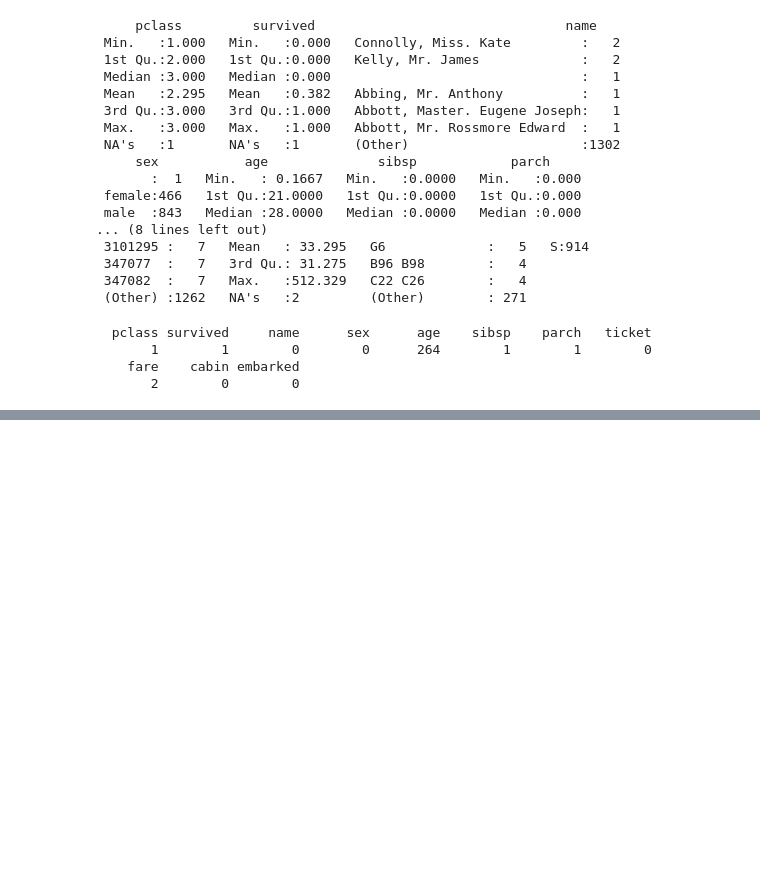
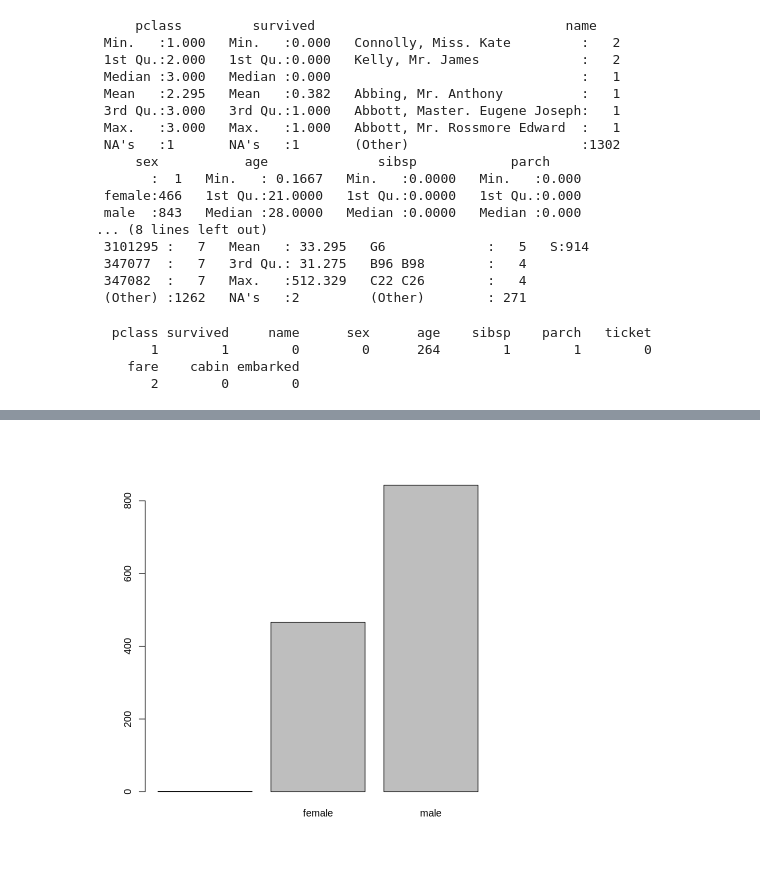
Before and after one commit to stv0117/R_Statistics-Public-, a Jupyter notebook: R수업02_자료형.ipynb, the cells around one changed output, grey strips where cells are left out. Cells and saved outputs as stored; diff of their text form; code cells hidden in the pictures; blank space fills up the shorter version.

```diff
--- a/R수업02_자료형.ipynb
+++ b/R수업02_자료형.ipynb
@@ -320,0 +329,7 @@ colSums(is.na(titanic)) #결측치가 몇개 있는지 알아보는 것. Find NA
+# %%
+# Titanic 승선색 중 성별(sex) 현황
+frq_sex <- table(titanic$sex)
+barplot(frq_sex)
+#NA value가 있어서 female/male 외에 데이타가 있다. 결측치를 제거하고 시각화 해야함.
+# %% [output]
+[figure, added]
```
Also changed, not shown: parts of 4 cells of this notebook.
